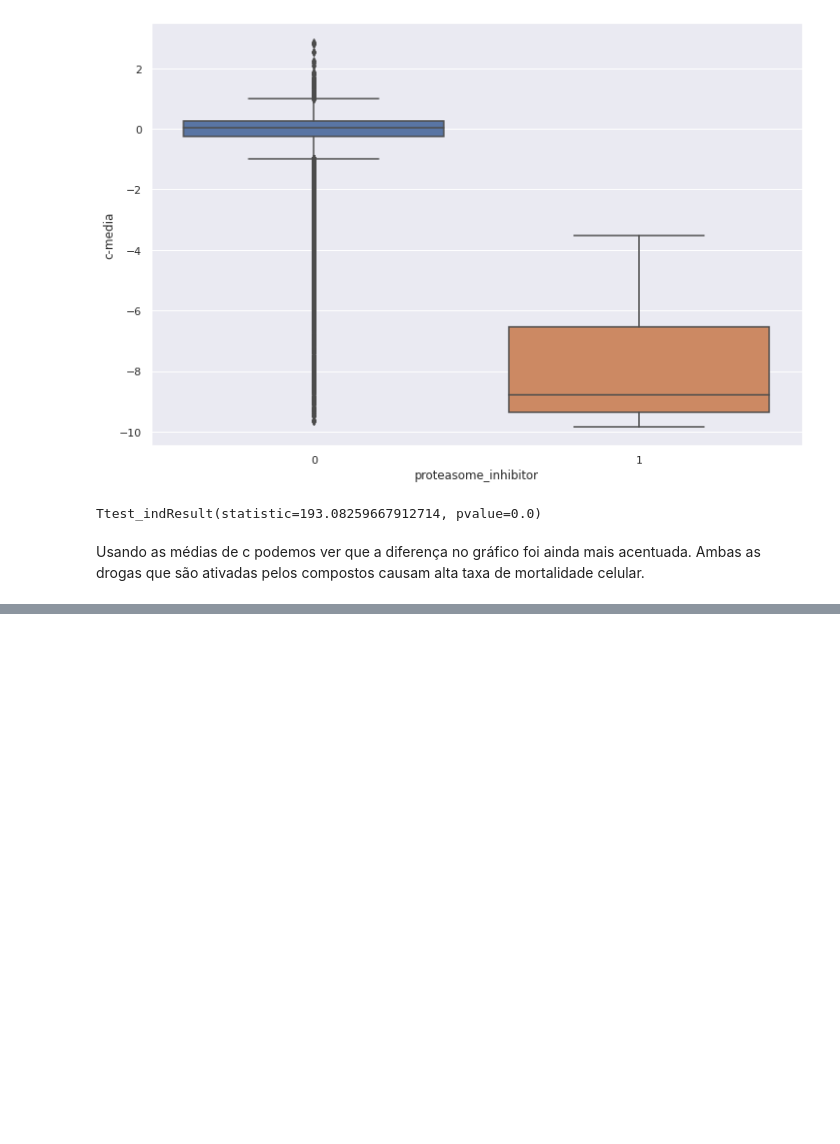
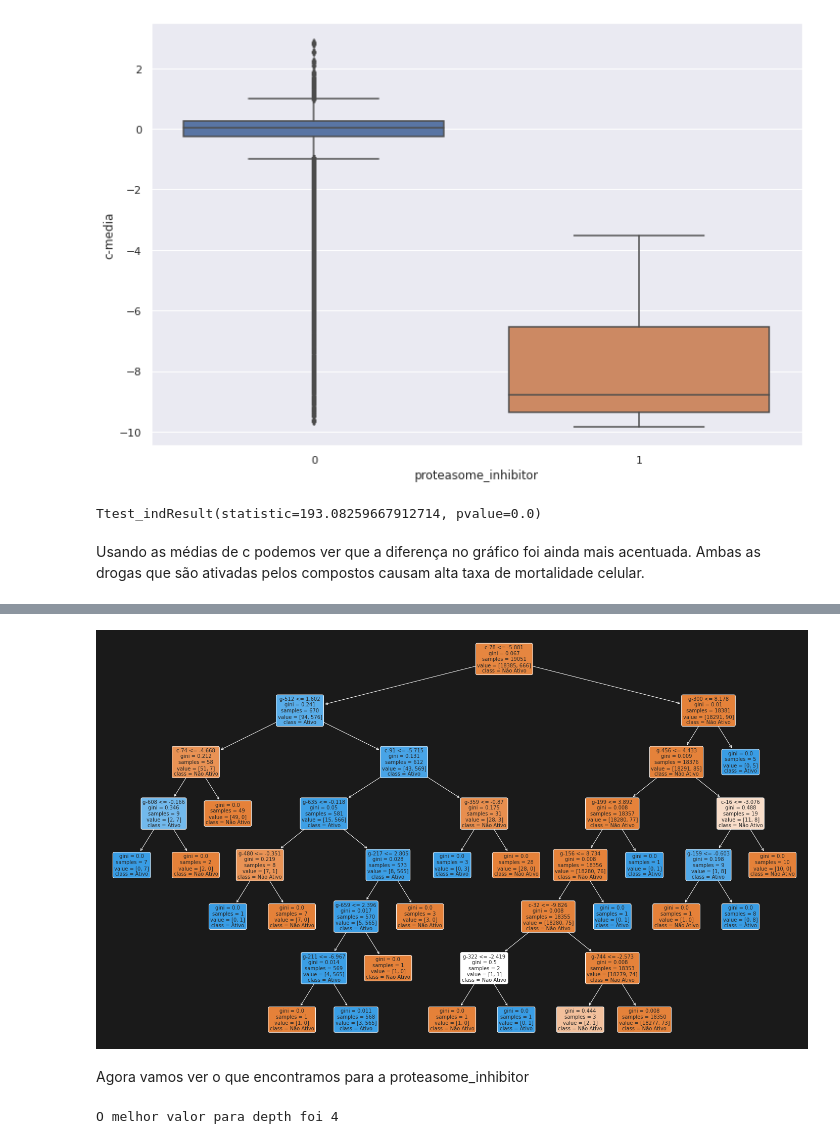
Before and after one commit to luancsoliver/imersao-dados-desafio-final, a Jupyter notebook: Notebooks/Analise_exploratoria.ipynb, the cells around one changed output, grey strips where cells are left out. Cells and saved outputs as stored; diff of their text form; code cells hidden in the pictures; blank space fills up the shorter version.

```diff
--- a/Notebooks/Analise_exploratoria.ipynb
+++ b/Notebooks/Analise_exploratoria.ipynb
@@ -196,0 +274,32 @@ Com a minha exploração de dados eu decidi apresentar no notebook final minhas
+# %%
+fig, ax = plt.subplots(figsize=(25,15), facecolor='k')
+tree.plot_tree(modelo_arvore,
+               ax=ax,
+               fontsize=10,
+               rounded=True,
+               filled=True,
+               feature_names=x_treino.columns,
+               class_names=['Não Ativo', 'Ativo'])
+plt.show()
+# %% [output]
+[figure, added]
+# %% [markdown]
+Agora vamos ver o que encontramos para a proteasome_inhibitor
+# %%
+x = combinados.drop(['id', 'composto', 'nfkb_inhibitor', 'proteasome_inhibitor','c-media'], axis=1)
+x = pd.get_dummies(x, columns=['dose', 'tratamento', 'tempo'])
+y = combinados['proteasome_inhibitor']
+x_treino, x_teste, y_treino, y_teste = train_test_split(x, y, test_size = .2, random_state=376,
+                                                        stratify=y)
+
+teste=[]
+treino=[]
+for i in range(1,15):
+  modelo_arvore = DecisionTreeClassifier(max_depth=i)
+  modelo_arvore.fit(x_treino, y_treino)
+  teste.append(modelo_arvore.score(x_teste, y_teste))
+  treino.append(modelo_arvore.score(x_treino, y_treino))
+
+print(f'O melhor valor para depth foi {np.argmax(teste)+1}')
+# %% [output]
+O melhor valor para depth foi 4
```
Also changed, not shown: parts of 19 cells of this notebook.
